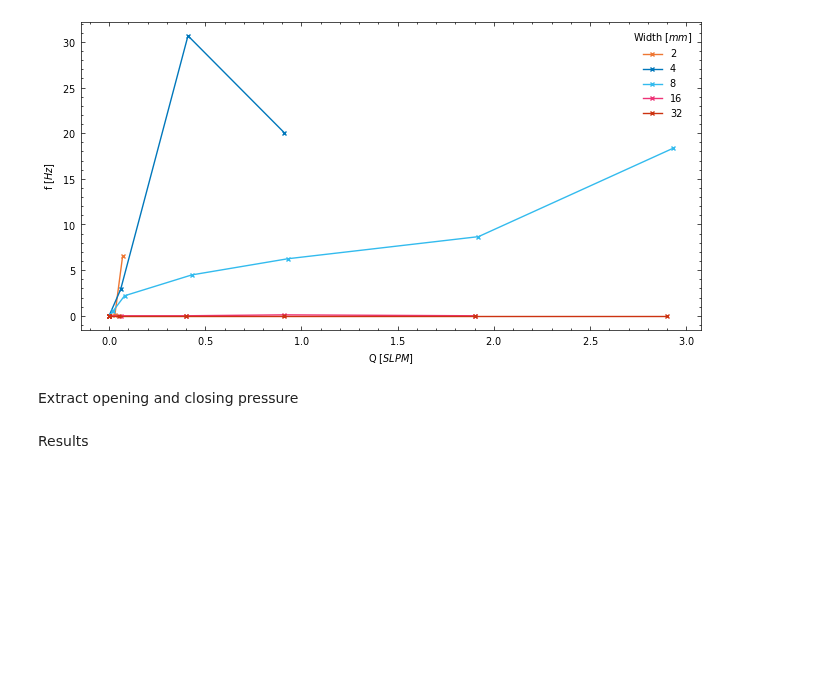
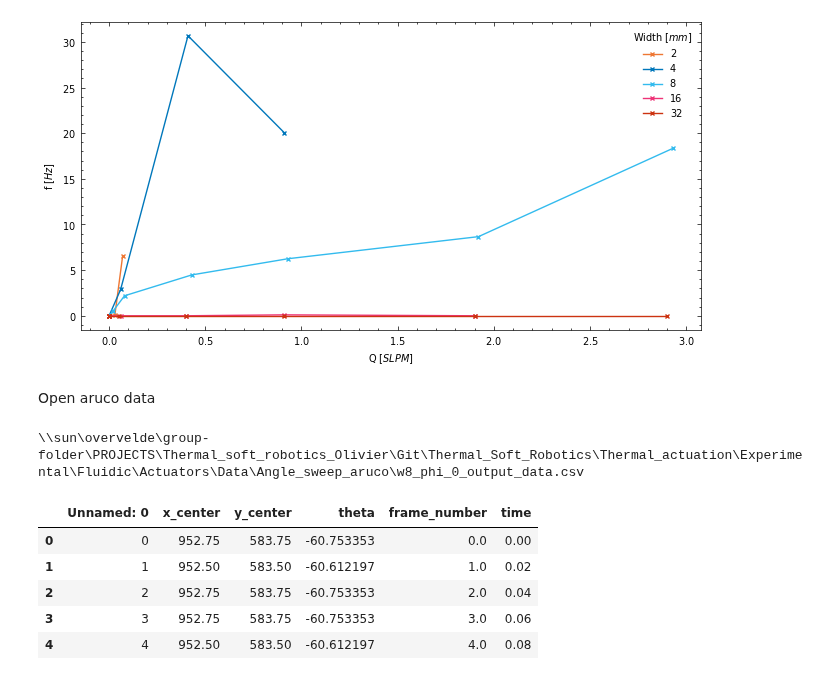
Before and after one commit to Olviel/Thermal_Soft_Robotics, a Jupyter notebook: Thermal_actuation/Experimental/Fluidic/Actuators/Actuator_main.ipynb, the cells around one changed output. Drawn from its saved outputs; the diff is of its cells as text; code cells hidden in the pictures; blank space fills up the shorter version.

```diff
--- a/Thermal_actuation/Experimental/Fluidic/Actuators/Actuator_main.ipynb
+++ b/Thermal_actuation/Experimental/Fluidic/Actuators/Actuator_main.ipynb
@@ -236,7 +236,32 @@ plt.show()
 [-0.0, -0.0, 0.0, 0.05, 0.4, 0.91, 1.9, 2.9]
 [0.0, 0.0, 0.0, 0.0, 0.0, 0.0, 0.0, 0.0]
 [figure]
-# %% [markdown]
-Extract opening and closing pressure
-# %% [markdown]
-Results
+# %% [markdown]
+Open aruco data
+# %%
+from pathlib import Path
+
+# Define the path components
+network_path = r"\\sun\overvelde"
+folder_path = "group-folder\PROJECTS\Thermal_soft_robotics_Olivier\Git\Thermal_Soft_Robotics\Thermal_actuation\Experimental\Fluidic\Actuators\Data\Angle_sweep_aruco"
+file_name = "w8_phi_0_output_data.csv"
+
+# Combine the components into a Path object
+full_path = Path(network_path) / folder_path / file_name
+
+# Print the full path
+print(full_path)
+df_angle = pd.read_csv(full_path)
+
+# convert sample freq to time
+fs = 50
+df_angle['time']=df_angle['frame_number']/50
+df_angle.head()
+# %% [output]
+\\sun\overvelde\group-folder\PROJECTS\Thermal_soft_robotics_Olivier\Git\Thermal_Soft_Robotics\Thermal_actuation\Experimental\Fluidic\Actuators\Data\Angle_sweep_aruco\w8_phi_0_output_data.csv
+|  | Unnamed: 0 | x_center | y_center | theta | frame_number | time |
+| 0 | 0 | 952.75 | 583.75 | -60.753353 | 0.0 | 0.00 |
+| 1 | 1 | 952.50 | 583.50 | -60.612197 | 1.0 | 0.02 |
+| 2 | 2 | 952.75 | 583.75 | -60.753353 | 2.0 | 0.04 |
+| 3 | 3 | 952.75 | 583.75 | -60.753353 | 3.0 | 0.06 |
+| 4 | 4 | 952.50 | 583.50 | -60.612197 | 4.0 | 0.08 |
```
Also changed, not shown: parts of 2 cells of this notebook.
